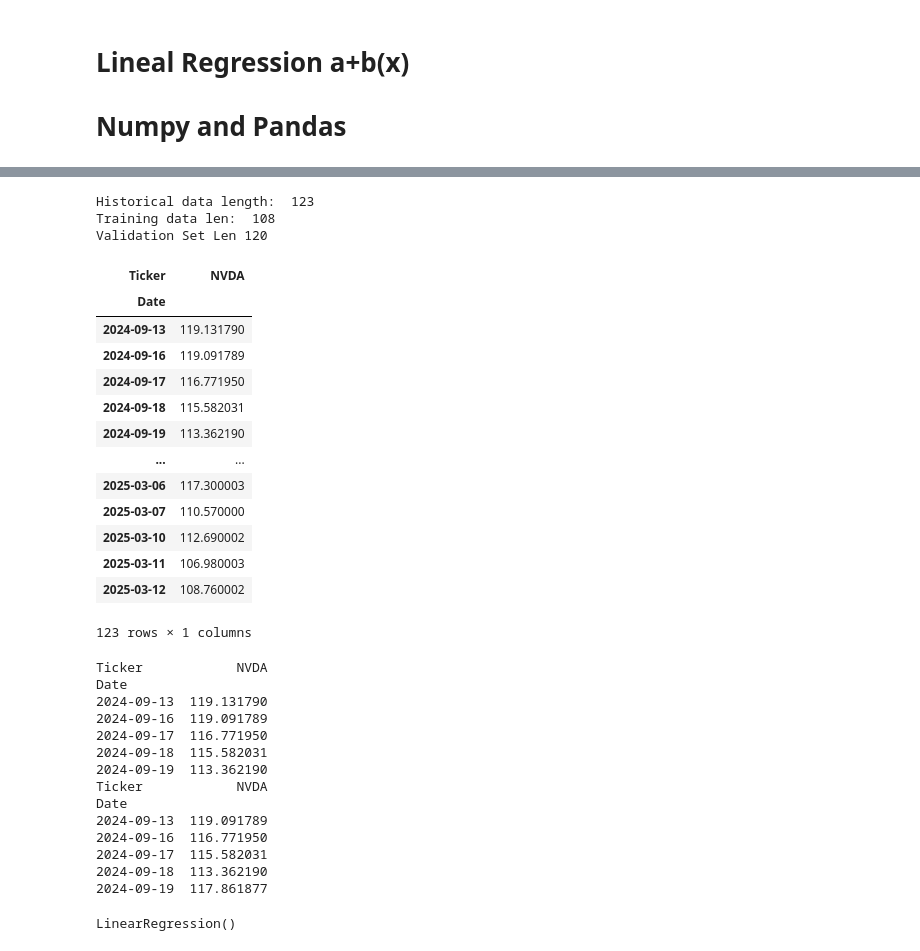
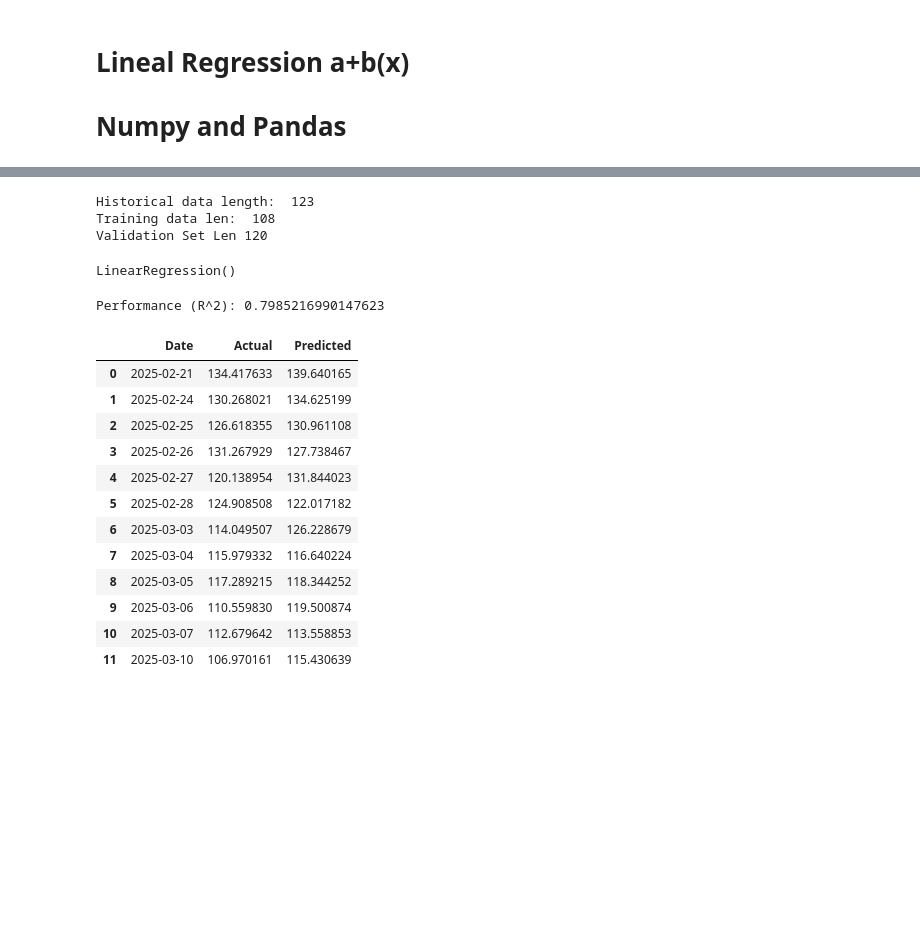
Before and after one commit to W0480628/Stock-Market, a Jupyter notebook: StockMrket.ipynb, the cells around one changed output, grey strips where cells are left out. Saved outputs shown, nothing was run; the diff lists cells and outputs as text; code cells hidden in the pictures; blank space fills up the shorter version.

```diff
--- a/StockMrket.ipynb
+++ b/StockMrket.ipynb
@@ -84,46 +60,18 @@ def CreateTrainTestSet(x, y):
 
 
 X_train, X_val, X_test, Y_train, Y_val, Y_test = CreateTrainTestSet(x, y)
-x
-# X_train, X_test, y_train, y_test = CreateTrainTestSet(x, y, test_size=0.2, random_state=42)
 # %% [output]
 Historical data length:  123
 Training data len:  108
 Validation Set Len 120
-| Ticker | NVDA |
-| Date |  |
-| 2024-09-13 | 119.131790 |
-| 2024-09-16 | 119.091789 |
-| 2024-09-17 | 116.771950 |
-| 2024-09-18 | 115.582031 |
-| 2024-09-19 | 113.362190 |
-| ... | ... |
-| 2025-03-06 | 117.300003 |
-| 2025-03-07 | 110.570000 |
-| 2025-03-10 | 112.690002 |
-| 2025-03-11 | 106.980003 |
-| 2025-03-12 | 108.760002 |
-123 rows × 1 columns
 # %%
 from sklearn.linear_model import LinearRegression
 
-print(X_train.head())
-print(Y_train.head())
 model = LinearRegression()
 model.fit(X_train, Y_train)
 # %% [output]
-Ticker            NVDA
-Date
-2024-09-13  119.131790
-2024-09-16  119.091789
-2024-09-17  116.771950
-2024-09-18  115.582031
-2024-09-19  113.362190
-Ticker            NVDA
-Date
-2024-09-13  119.091789
-2024-09-16  116.771950
-2024-09-17  115.582031
-2024-09-18  113.362190
-2024-09-19  117.861877
+LinearRegression()
-LinearRegression()
+# %%
+print("Performance (R^2):" , model.score(X_train, Y_train))
+# %% [output]
+Performance (R^2): 0.7985216990147623
@@ -129,0 +82,4 @@ LinearRegression()
+# %%
+Y_train_pred = model.predict(X_train)
+Y_val_pred = model.predict(X_val)
+Y_test_pred = model.predict(X_test)
@@ -129,0 +111,20 @@ LinearRegression()
+# %%
+df_pred = pd.DataFrame(Y_val.values, columns=['Actual'], index=Y_val.index)
+df_pred['Predicted'] = Y_val_pred
+df_pred = df_pred.reset_index()
+df_pred.loc[:, 'Date'] = pd.to_datetime(df_pred['Date'],format='%Y-%m-%d')
+df_pred
+# %% [output]
+|  | Date | Actual | Predicted |
+| 0 | 2025-02-21 | 134.417633 | 139.640165 |
+| 1 | 2025-02-24 | 130.268021 | 134.625199 |
+| 2 | 2025-02-25 | 126.618355 | 130.961108 |
+| 3 | 2025-02-26 | 131.267929 | 127.738467 |
+| 4 | 2025-02-27 | 120.138954 | 131.844023 |
+| 5 | 2025-02-28 | 124.908508 | 122.017182 |
+| 6 | 2025-03-03 | 114.049507 | 126.228679 |
+| 7 | 2025-03-04 | 115.979332 | 116.640224 |
+| 8 | 2025-03-05 | 117.289215 | 118.344252 |
+| 9 | 2025-03-06 | 110.559830 | 119.500874 |
+| 10 | 2025-03-07 | 112.679642 | 113.558853 |
+| 11 | 2025-03-10 | 106.970161 | 115.430639 |
```
Also changed, not shown: parts of 7 cells of this notebook, 2 other files.
